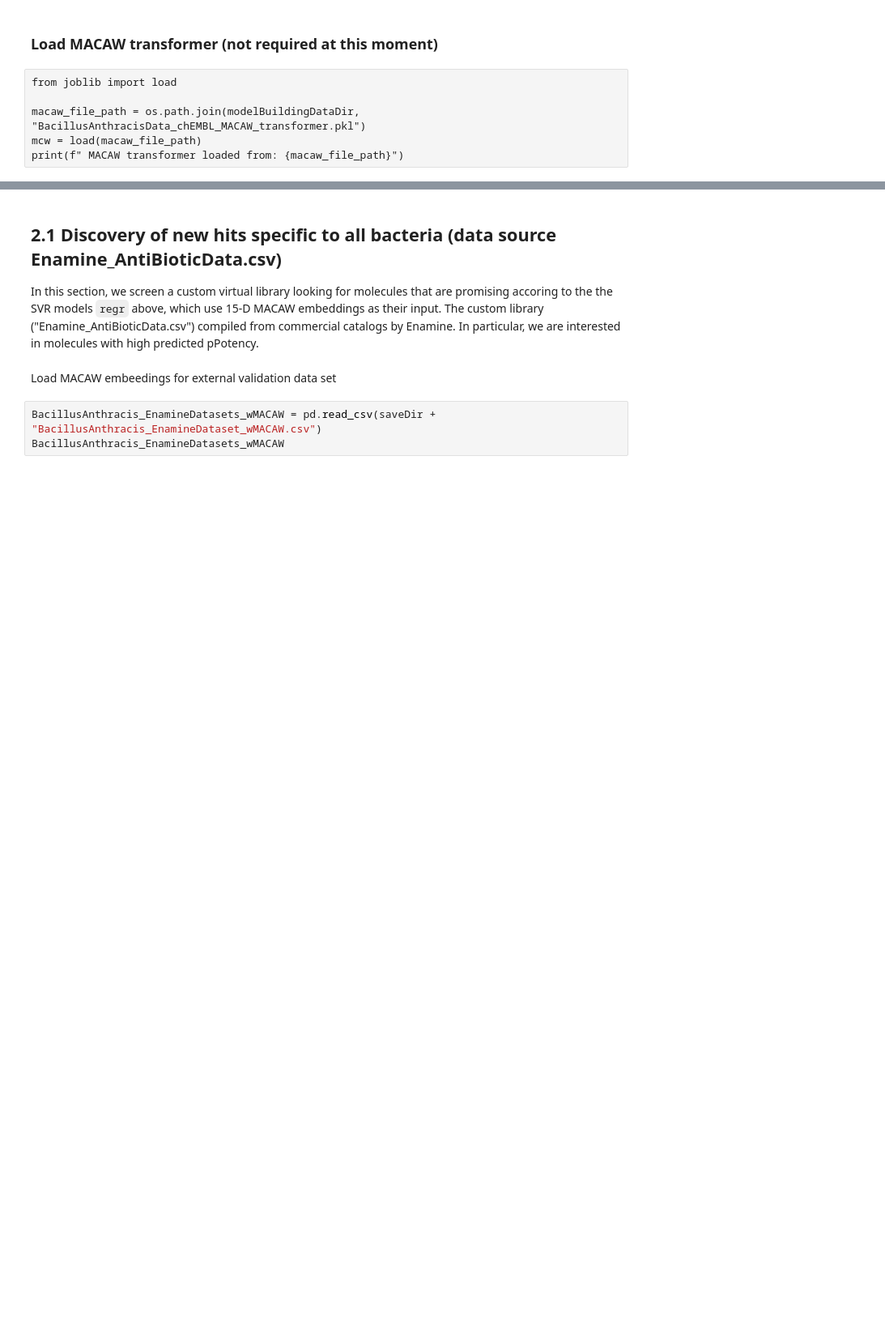
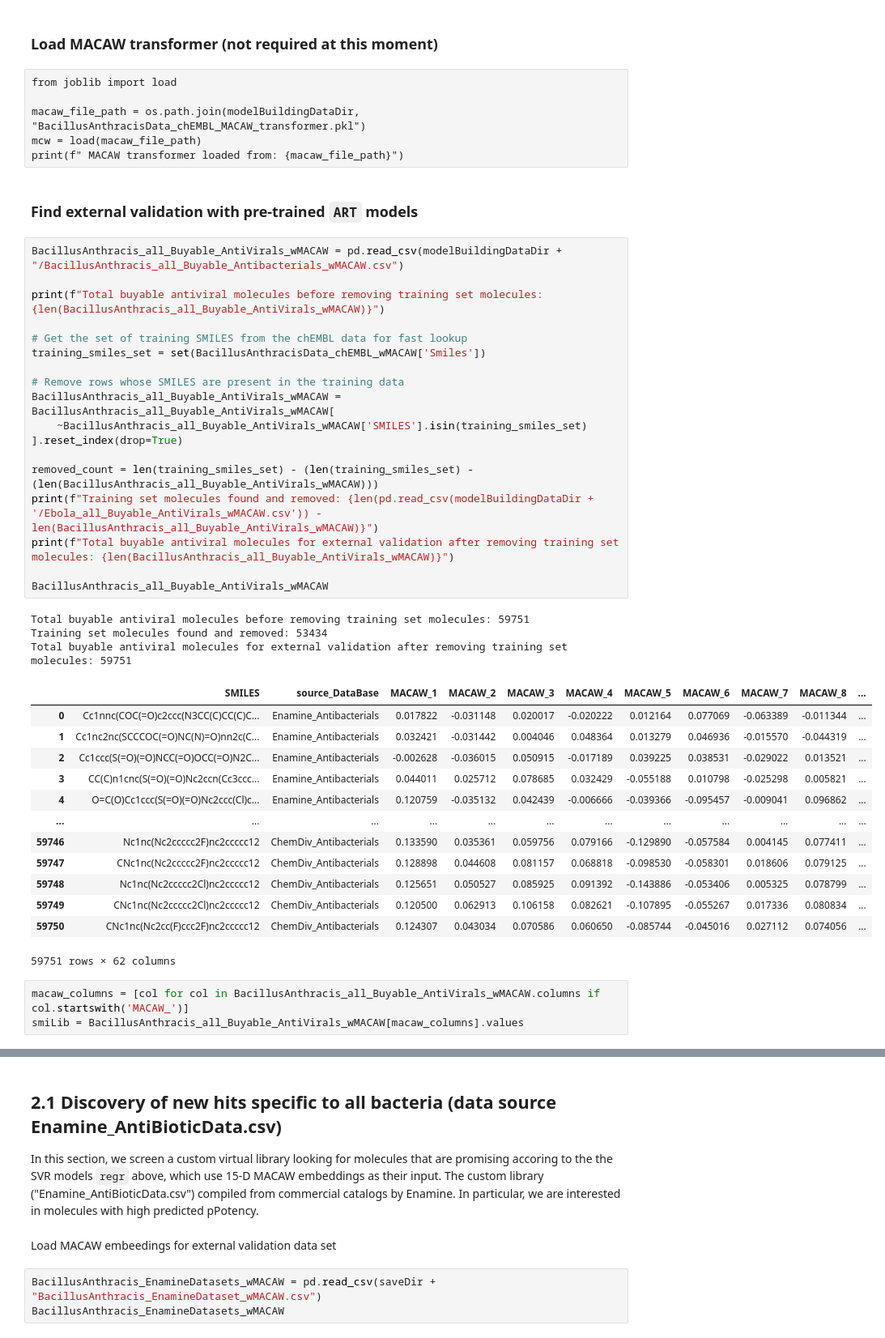
Before and after one commit to soumyadeepghosh35/DTRA_ART, a Jupyter notebook: DTRA_project_notebooks/Step5_ART_BacillusAnthracis.ipynb, the cells around one changed output, grey strips where cells are left out. Shown at 81% size. Saved outputs shown, nothing was run; the diff lists cells and outputs as text; blank space fills up the shorter version.

```diff
--- a/DTRA_project_notebooks/Step5_ART_BacillusAnthracis.ipynb
+++ b/DTRA_project_notebooks/Step5_ART_BacillusAnthracis.ipynb
@@ -219,3 +220,43 @@ from joblib import load
 macaw_file_path = os.path.join(modelBuildingDataDir, "BacillusAnthracisData_chEMBL_MACAW_transformer.pkl")
 mcw = load(macaw_file_path)
 print(f" MACAW transformer loaded from: {macaw_file_path}")
+# %% [markdown]
+### Find external validation with pre-trained `ART` models
+# %%
+BacillusAnthracis_all_Buyable_AntiVirals_wMACAW = pd.read_csv(modelBuildingDataDir + "/BacillusAnthracis_all_Buyable_Antibacterials_wMACAW.csv")
+
+print(f"Total buyable antiviral molecules before removing training set molecules: {len(BacillusAnthracis_all_Buyable_AntiVirals_wMACAW)}")
+
+# Get the set of training SMILES from the chEMBL data for fast lookup
+training_smiles_set = set(BacillusAnthracisData_chEMBL_wMACAW['Smiles'])
+
+# Remove rows whose SMILES are present in the training data
+BacillusAnthracis_all_Buyable_AntiVirals_wMACAW = BacillusAnthracis_all_Buyable_AntiVirals_wMACAW[
+    ~BacillusAnthracis_all_Buyable_AntiVirals_wMACAW['SMILES'].isin(training_smiles_set)
+].reset_index(drop=True)
+
+removed_count = len(training_smiles_set) - (len(training_smiles_set) - (len(BacillusAnthracis_all_Buyable_AntiVirals_wMACAW)))
+print(f"Training set molecules found and removed: {len(pd.read_csv(modelBuildingDataDir + '/Ebola_all_Buyable_AntiVirals_wMACAW.csv')) - len(BacillusAnthracis_all_Buyable_AntiVirals_wMACAW)}")
+print(f"Total buyable antiviral molecules for external validation after removing training set molecules: {len(BacillusAnthracis_all_Buyable_AntiVirals_wMACAW)}")
+
+BacillusAnthracis_all_Buyable_AntiVirals_wMACAW
+# %% [output]
+Total buyable antiviral molecules before removing training set molecules: 59751
+Training set molecules found and removed: 53434
+Total buyable antiviral molecules for external validation after removing training set molecules: 59751
+|  | SMILES | source_DataBase | MACAW_1 | MACAW_2 | MACAW_3 | MACAW_4 | MACAW_5 | MACAW_6 | MACAW_7 | MACAW_8 | ... |
+| 0 | Cc1nnc(COC(=O)c2ccc(N3CC(C)CC(C)C... | Enamine_Antibacterials | 0.017822 | -0.031148 | 0.020017 | -0.020222 | 0.012164 | 0.077069 | -0.063389 | -0.011344 | ... |
+| 1 | Cc1nc2nc(SCCCOC(=O)NC(N)=O)nn2c(C... | Enamine_Antibacterials | 0.032421 | -0.031442 | 0.004046 | 0.048364 | 0.013279 | 0.046936 | -0.015570 | -0.044319 | ... |
+| 2 | Cc1ccc(S(=O)(=O)NCC(=O)OCC(=O)N2C... | Enamine_Antibacterials | -0.002628 | -0.036015 | 0.050915 | -0.017189 | 0.039225 | 0.038531 | -0.029022 | 0.013521 | ... |
+| 3 | CC(C)n1cnc(S(=O)(=O)Nc2ccn(Cc3ccc... | Enamine_Antibacterials | 0.044011 | 0.025712 | 0.078685 | 0.032429 | -0.055188 | 0.010798 | -0.025298 | 0.005821 | ... |
+| 4 | O=C(O)Cc1ccc(S(=O)(=O)Nc2ccc(Cl)c... | Enamine_Antibacterials | 0.120759 | -0.035132 | 0.042439 | -0.006666 | -0.039366 | -0.095457 | -0.009041 | 0.096862 | ... |
+| ... | ... | ... | ... | ... | ... | ... | ... | ... | ... | ... | ... |
+| 59746 | Nc1nc(Nc2ccccc2F)nc2ccccc12 | ChemDiv_Antibacterials | 0.133590 | 0.035361 | 0.059756 | 0.079166 | -0.129890 | -0.057584 | 0.004145 | 0.077411 | ... |
+| 59747 | CNc1nc(Nc2ccccc2F)nc2ccccc12 | ChemDiv_Antibacterials | 0.128898 | 0.044608 | 0.081157 | 0.068818 | -0.098530 | -0.058301 | 0.018606 | 0.079125 | ... |
+| 59748 | Nc1nc(Nc2ccccc2Cl)nc2ccccc12 | ChemDiv_Antibacterials | 0.125651 | 0.050527 | 0.085925 | 0.091392 | -0.143886 | -0.053406 | 0.005325 | 0.078799 | ... |
+| 59749 | CNc1nc(Nc2ccccc2Cl)nc2ccccc12 | ChemDiv_Antibacterials | 0.120500 | 0.062913 | 0.106158 | 0.082621 | -0.107895 | -0.055267 | 0.017336 | 0.080834 | ... |
+| 59750 | CNc1nc(Nc2cc(F)ccc2F)nc2ccccc12 | ChemDiv_Antibacterials | 0.124307 | 0.043034 | 0.070586 | 0.060650 | -0.085744 | -0.045016 | 0.027112 | 0.074056 | ... |
+59751 rows × 62 columns
+# %%
+macaw_columns = [col for col in BacillusAnthracis_all_Buyable_AntiVirals_wMACAW.columns if col.startswith('MACAW_')]
+smiLib = BacillusAnthracis_all_Buyable_AntiVirals_wMACAW[macaw_columns].values
```
Also changed, not shown: parts of 39 cells of this notebook.
